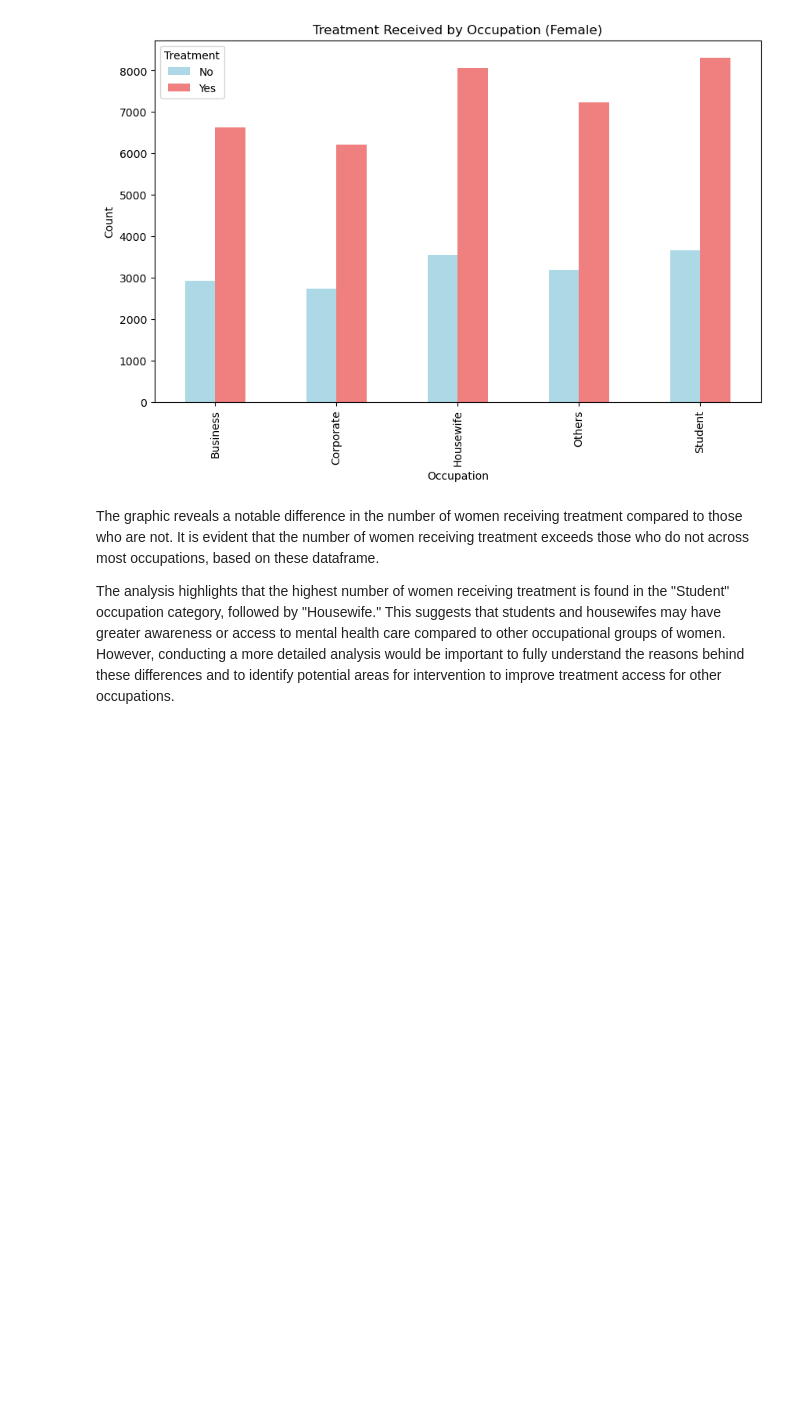
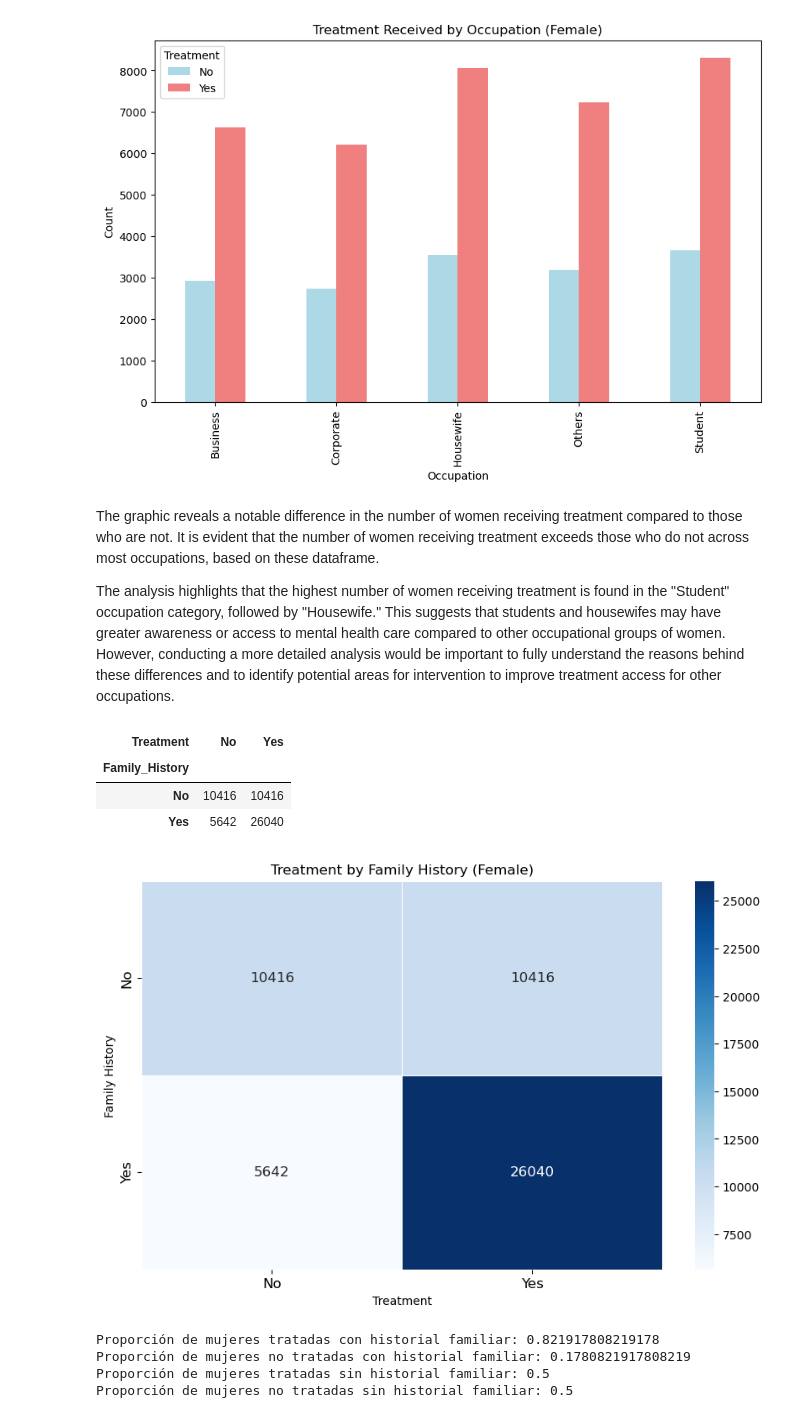
Before and after one commit to celefigs/EDA-milestone-3, a Jupyter notebook: Mental-Health- EDA.ipynb, the cells around one changed output. Cells and saved outputs as stored; diff of their text form; code cells hidden in the pictures; blank space fills up the shorter version.

```diff
--- a/Mental-Health- EDA.ipynb
+++ b/Mental-Health- EDA.ipynb
@@ -221,3 +206,41 @@ occupation_treatment_female
 The graphic reveals a notable difference in the number of women receiving treatment compared to those who are not. It is evident that the number of women receiving treatment exceeds those who do not across most occupations, based on these dataframe.
 
 The analysis highlights that the highest number of women receiving treatment is found in the "Student" occupation category, followed by "Housewife." This suggests that students and housewifes may have greater awareness or access to mental health care compared to other occupational groups of women. However, conducting a more detailed analysis would be important to fully understand the reasons behind these differences and to identify potential areas for intervention to improve treatment access for other occupations.
+# %%
+# contingency table between 'family_history' and 'treatment' for female
+contingency_table = pd.crosstab(df_female['Family_History'], df_female['Treatment'])
+
+contingency_table
+# %% [output]
+| Treatment | No | Yes |
+| Family_History |  |  |
+| No | 10416 | 10416 |
+| Yes | 5642 | 26040 |
+# %%
+# Utiliza un gráfico de calor para visualizar la tabla de contingencia
+plt.figure(figsize=(10, 6))
+sns.heatmap(contingency_table, annot=True, cmap='Blues', fmt='d', linewidths=.5, annot_kws={"size": 12})
+plt.title('Treatment by Family History (Female)')
+plt.xlabel('Treatment')
+plt.ylabel('Family History')
+plt.xticks(fontsize=12)
+plt.yticks(fontsize=12)
+plt.show()
+# %% [output]
+[figure, added]
+# %%
+# Calcula las proporciones de mujeres tratadas y no tratadas con y sin historial familiar
+treated_with_history = contingency_table.loc['Yes', 'Yes'] / contingency_table.loc['Yes'].sum()
+treated_no_history = contingency_table.loc['No', 'Yes'] / contingency_table.loc['No'].sum()
+not_treated_with_history = contingency_table.loc['Yes', 'No'] / contingency_table.loc['Yes'].sum()
+not_treated_no_history = contingency_table.loc['No', 'No'] / contingency_table.loc['No'].sum()
+
+print("Proporción de mujeres tratadas con historial familiar:", treated_with_history)
+print("Proporción de mujeres no tratadas con historial familiar:", not_treated_with_history)
+print("Proporción de mujeres tratadas sin historial familiar:", treated_no_history)
+print("Proporción de mujeres no tratadas sin historial familiar:", not_treated_no_history)
+# %% [output]
+Proporción de mujeres tratadas con historial familiar: 0.821917808219178
+Proporción de mujeres no tratadas con historial familiar: 0.1780821917808219
+Proporción de mujeres tratadas sin historial familiar: 0.5
+Proporción de mujeres no tratadas sin historial familiar: 0.5
```
Also changed, not shown: parts of 2 cells of this notebook, 1 other file.
